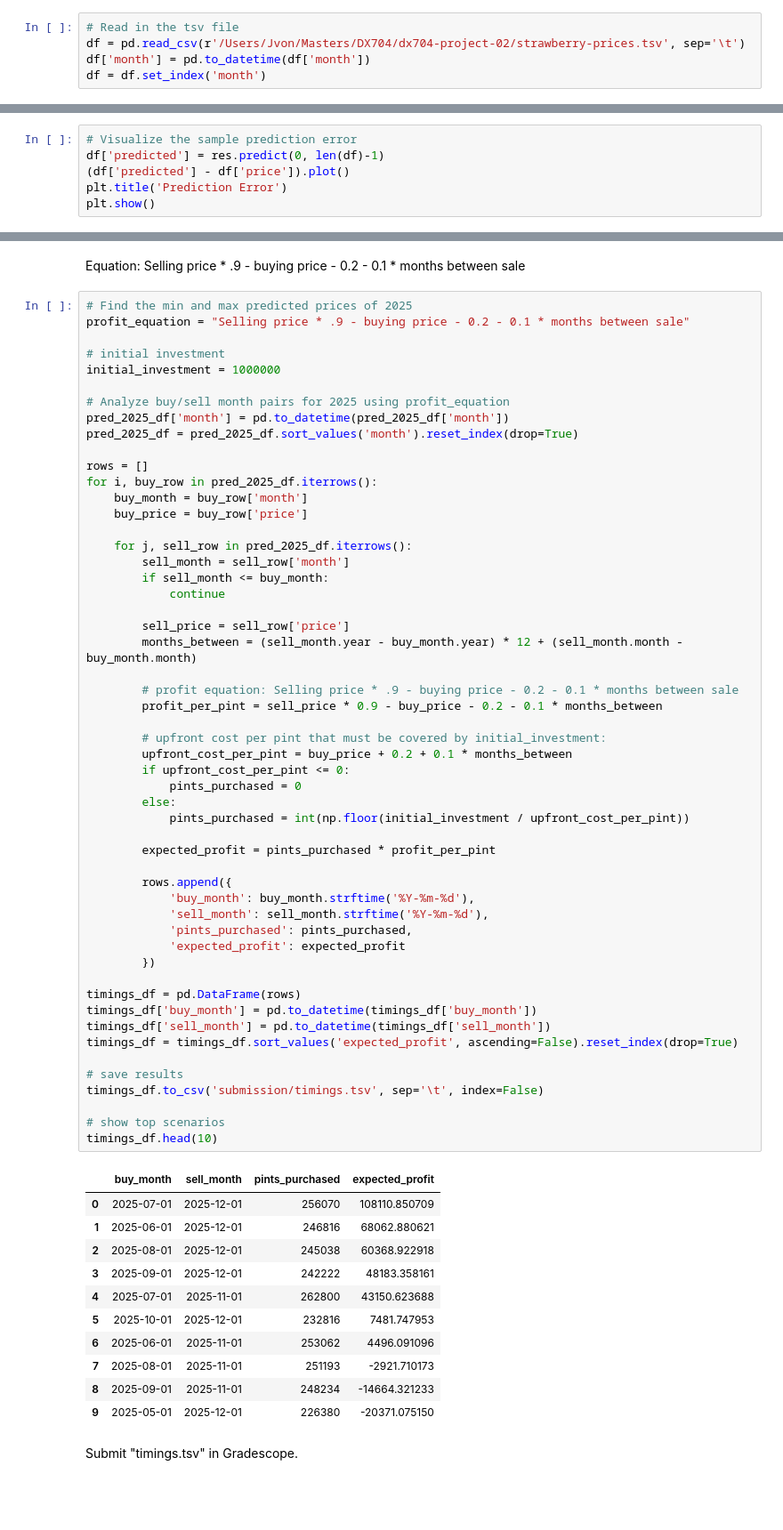
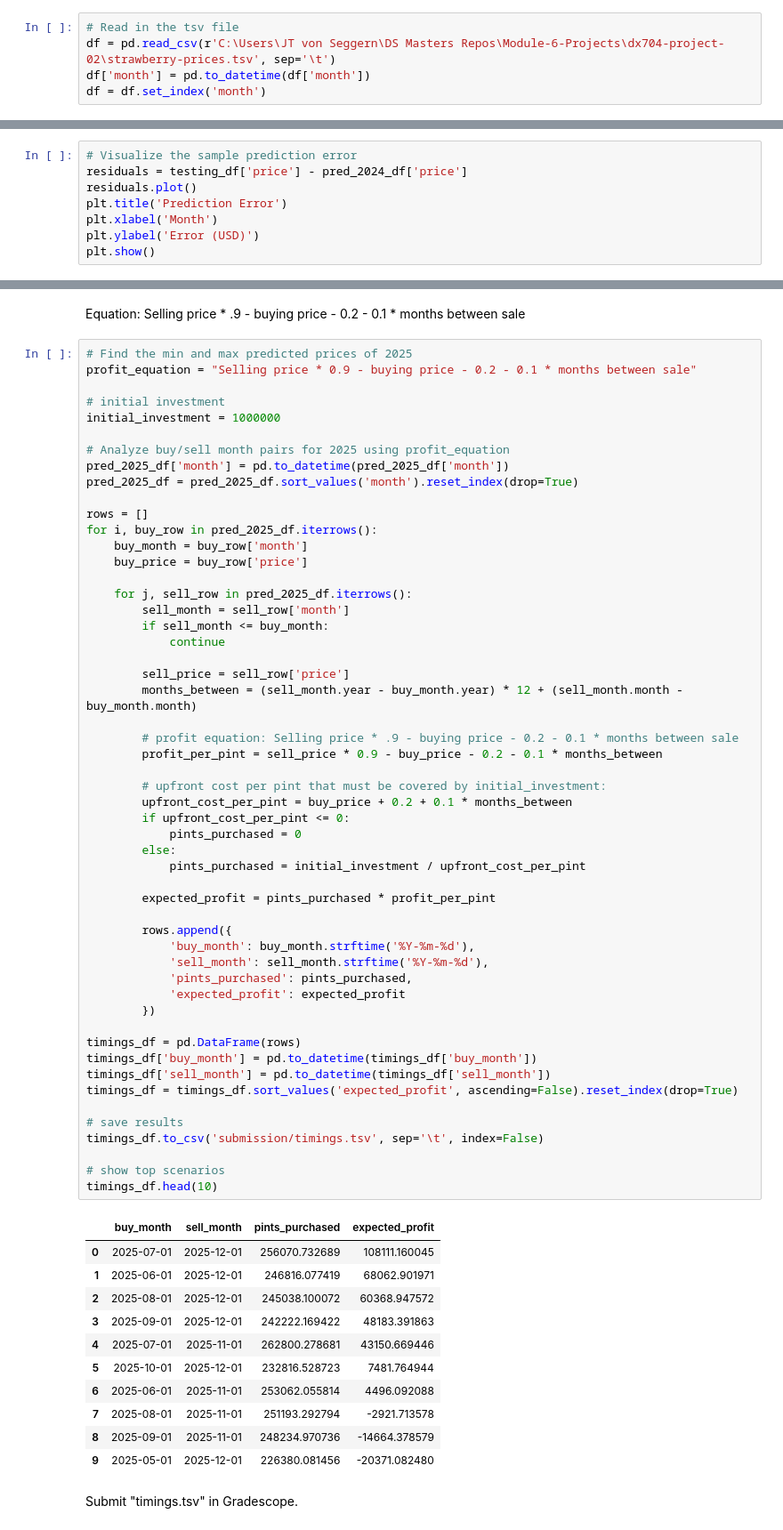
Before and after one commit to jtvon/dx704-project-02, a Jupyter notebook: project.ipynb, the cells around one changed output, grey strips where cells are left out. Shown: that part at 89% size. Saved outputs shown, nothing was run; the diff lists cells and outputs as text; blank space fills up the shorter version.

```diff
--- a/project.ipynb
+++ b/project.ipynb
@@ -46,7 +46,7 @@ import statsmodels.graphics.tsaplots as tsaplots
 from sklearn.metrics import mean_squared_error
 # %%
 # Read in the tsv file
-df = pd.read_csv(r'/Users/Jvon/Masters/DX704/dx704-project-02/strawberry-prices.tsv', sep='\t')
+df = pd.read_csv(r'C:\Users\JT von Seggern\DS Masters Repos\Module-6-Projects\dx704-project-02\strawberry-prices.tsv', sep='\t')
 df['month'] = pd.to_datetime(df['month'])
 df = df.set_index('month')
 # %%
@@ -145,8 +134,10 @@ What are the mean and standard deviation of the residuals between your backtest
 Write the mean and standard deviation to a file "backtest-accuracy.tsv" with two columns, mean and std.
 # %%
 # Visualize the sample prediction error
-df['predicted'] = res.predict(0, len(df)-1)
-(df['predicted'] - df['price']).plot()
+residuals = testing_df['price'] - pred_2024_df['price']
+residuals.plot()
 plt.title('Prediction Error')
+plt.xlabel('Month')
+plt.ylabel('Error (USD)')
 plt.show()
 # %% [output]
@@ -232,7 +211,7 @@ plt.show()
 Equation: Selling price * .9 - buying price - 0.2 - 0.1 * months between sale
 # %%
 # Find the min and max predicted prices of 2025
-profit_equation = "Selling price * .9 - buying price - 0.2 - 0.1 * months between sale"
+profit_equation = "Selling price * 0.9 - buying price - 0.2 - 0.1 * months between sale"
 
 # initial investment
 initial_investment = 1000000
@@ -257,44 +236,44 @@ for i, buy_row in pred_2025_df.iterrows():
         # profit equation: Selling price * .9 - buying price - 0.2 - 0.1 * months between sale
         profit_per_pint = sell_price * 0.9 - buy_price - 0.2 - 0.1 * months_between
 
         # upfront cost per pint that must be covered by initial_investment:
         upfront_cost_per_pint = buy_price + 0.2 + 0.1 * months_between
         if upfront_cost_per_pint <= 0:
             pints_purchased = 0
         else:
-            pints_purchased = int(np.floor(initial_investment / upfront_cost_per_pint))
+            pints_purchased = initial_investment / upfront_cost_per_pint
 
         expected_profit = pints_purchased * profit_per_pint
 
         rows.append({
             'buy_month': buy_month.strftime('%Y-%m-%d'),
             'sell_month': sell_month.strftime('%Y-%m-%d'),
             'pints_purchased': pints_purchased,
             'expected_profit': expected_profit
         })
 
 timings_df = pd.DataFrame(rows)
 timings_df['buy_month'] = pd.to_datetime(timings_df['buy_month'])
 timings_df['sell_month'] = pd.to_datetime(timings_df['sell_month'])
 timings_df = timings_df.sort_values('expected_profit', ascending=False).reset_index(drop=True)
 
 # save results
 timings_df.to_csv('submission/timings.tsv', sep='\t', index=False)
 
 # show top scenarios
 timings_df.head(10)
 # %% [output]
 |  | buy_month | sell_month | pints_purchased | expected_profit |
-| 0 | 2025-07-01 | 2025-12-01 | 256070 | 108110.850709 |
-| 1 | 2025-06-01 | 2025-12-01 | 246816 | 68062.880621 |
-| 2 | 2025-08-01 | 2025-12-01 | 245038 | 60368.922918 |
-| 3 | 2025-09-01 | 2025-12-01 | 242222 | 48183.358161 |
-| 4 | 2025-07-01 | 2025-11-01 | 262800 | 43150.623688 |
-| 5 | 2025-10-01 | 2025-12-01 | 232816 | 7481.747953 |
-| 6 | 2025-06-01 | 2025-11-01 | 253062 | 4496.091096 |
-| 7 | 2025-08-01 | 2025-11-01 | 251193 | -2921.710173 |
-| 8 | 2025-09-01 | 2025-11-01 | 248234 | -14664.321233 |
-| 9 | 2025-05-01 | 2025-12-01 | 226380 | -20371.075150 |
+| 0 | 2025-07-01 | 2025-12-01 | 256070.732689 | 108111.160045 |
+| 1 | 2025-06-01 | 2025-12-01 | 246816.077419 | 68062.901971 |
+| 2 | 2025-08-01 | 2025-12-01 | 245038.100072 | 60368.947572 |
+| 3 | 2025-09-01 | 2025-12-01 | 242222.169422 | 48183.391863 |
+| 4 | 2025-07-01 | 2025-11-01 | 262800.278681 | 43150.669446 |
+| 5 | 2025-10-01 | 2025-12-01 | 232816.528723 | 7481.764944 |
+| 6 | 2025-06-01 | 2025-11-01 | 253062.055814 | 4496.092088 |
+| 7 | 2025-08-01 | 2025-11-01 | 251193.292794 | -2921.713578 |
+| 8 | 2025-09-01 | 2025-11-01 | 248234.970736 | -14664.378579 |
+| 9 | 2025-05-01 | 2025-12-01 | 226380.081456 | -20371.082480 |
 # %% [markdown]
 Submit "timings.tsv" in Gradescope.
 # %% [markdown]
```
Also changed, not shown: parts of 9 cells of this notebook.
